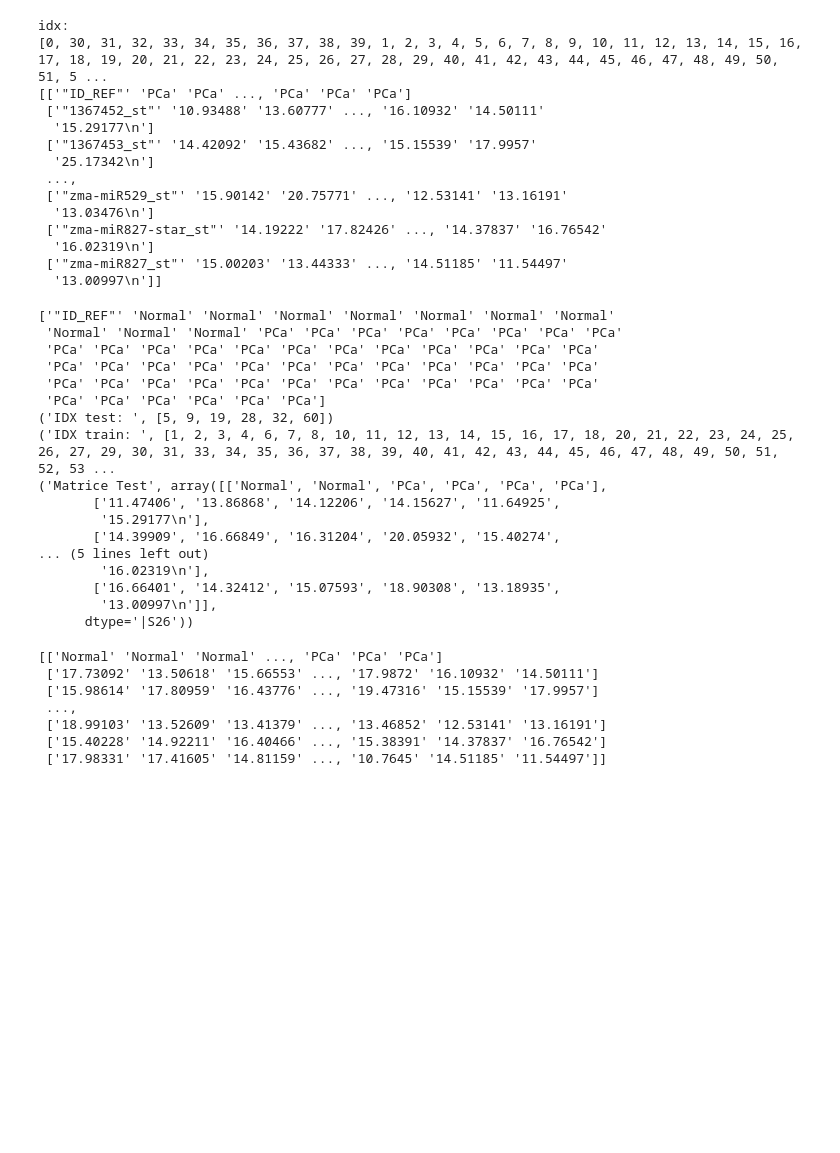
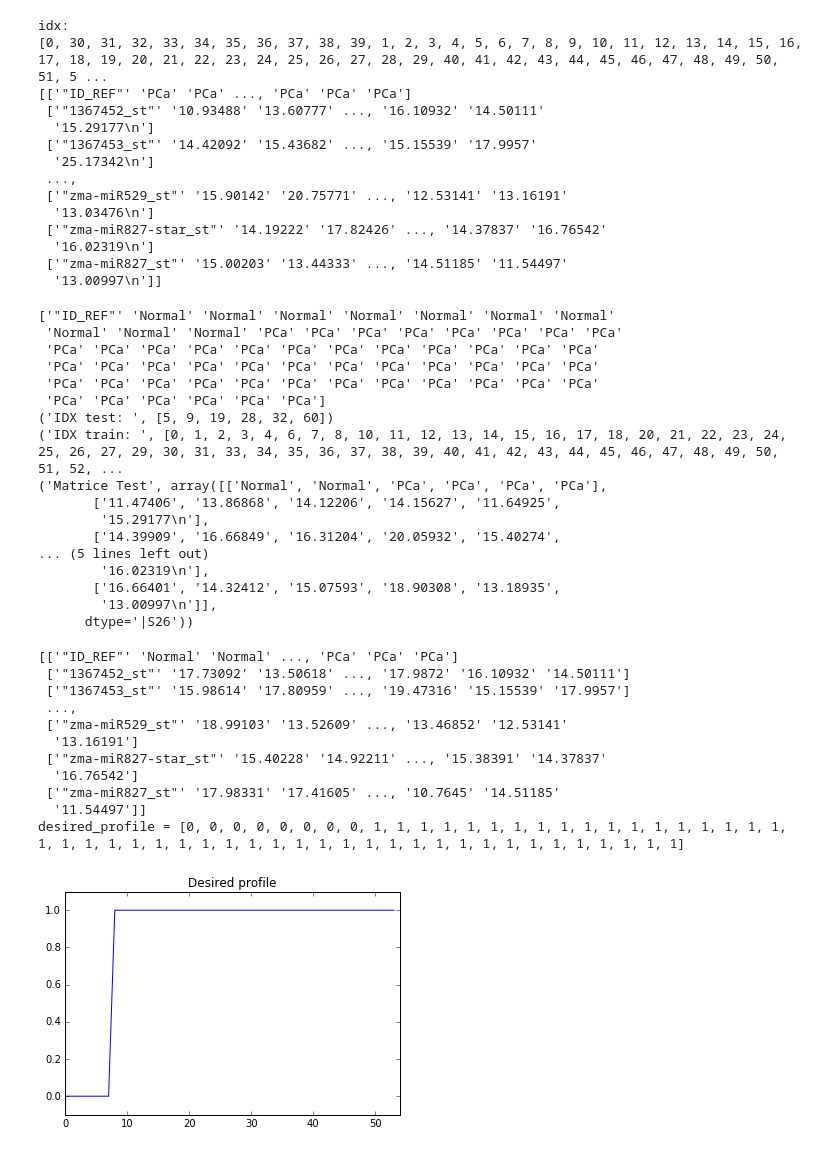
Before and after one commit to ThibaultSchowing/BBCProjet, a Jupyter notebook: code/projetBBC.ipynb, the cells around one changed output. Cells and saved outputs as stored; diff of their text form; code cells hidden in the pictures; blank space fills up the shorter version.

```diff
--- a/code/projetBBC.ipynb
+++ b/code/projetBBC.ipynb
@@ -102,7 +105,7 @@ print matrice[0,:]
 idx_test = [5,9,19,28,32,60]
 idx_train = range(0,len(matrice[0]))
 [idx_train.remove(i) for i in idx_test]
-idx_train.remove(0)
+#idx_train.remove(0)
 
 print("IDX test: ", idx_test)
 print("IDX train: ", idx_train)
@@ -120,7 +123,7 @@ print("Matrice Test", matrice[:, idx_test])
  'PCa' 'PCa' 'PCa' 'PCa' 'PCa' 'PCa' 'PCa' 'PCa' 'PCa' 'PCa' 'PCa' 'PCa'
  'PCa' 'PCa' 'PCa' 'PCa' 'PCa' 'PCa']
 ('IDX test: ', [5, 9, 19, 28, 32, 60])
-('IDX train: ', [1, 2, 3, 4, 6, 7, 8, 10, 11, 12, 13, 14, 15, 16, 17, 18, 20, 21, 22, 23, 24, 25, 26, 27, 29, 30, 31, 33, 34, 35, 36, 37, 38, 39, 40, 41, 42, 43, 44, 45, 46, 47, 48, 49, 50, 51, 52, 53 ...
+('IDX train: ', [0, 1, 2, 3, 4, 6, 7, 8, 10, 11, 12, 13, 14, 15, 16, 17, 18, 20, 21, 22, 23, 24, 25, 26, 27, 29, 30, 31, 33, 34, 35, 36, 37, 38, 39, 40, 41, 42, 43, 44, 45, 46, 47, 48, 49, 50, 51, 52, ...
 ('Matrice Test', array([['Normal', 'Normal', 'PCa', 'PCa', 'PCa', 'PCa'],
        ['11.47406', '13.86868', '14.12206', '14.15627', '11.64925',
         '15.29177\n'],
@@ -130,16 +133,33 @@ print("Matrice Test", matrice[:, idx_test])
        ['16.66401', '14.32412', '15.07593', '18.90308', '13.18935',
         '13.00997\n']],
       dtype='|S26'))
-# %%
-# On va mettre les datas dans l'ordre
-
-#print(list(matrice[0,1:]))
-print(data)
-# %% [output]
-[['Normal' 'Normal' 'Normal' ..., 'PCa' 'PCa' 'PCa']
- ['17.73092' '13.50618' '15.66553' ..., '17.9872' '16.10932' '14.50111']
- ['15.98614' '17.80959' '16.43776' ..., '19.47316' '15.15539' '17.9957']
- ...,
- ['18.99103' '13.52609' '13.41379' ..., '13.46852' '12.53141' '13.16191']
- ['15.40228' '14.92211' '16.40466' ..., '15.38391' '14.37837' '16.76542']
- ['17.98331' '17.41605' '14.81159' ..., '10.7645' '14.51185' '11.54497']]
+# %%
+
+print(data)
+
+desired_profile = [1 if s =='PCa' else 0 for s in data[0,1:]]
+print('desired_profile = '+str(desired_profile))
+
+
+# Représentation graphique de Desired Profile:
+
+fig = plt.figure()
+
+plt.plot(desired_profile)
+plt.ylim([-0.1,1.1])
+plt.xlim([0,len(desired_profile)])
+plt.title('Desired profile')
+plt.show()
+# %% [output]
+[['"ID_REF"' 'Normal' 'Normal' ..., 'PCa' 'PCa' 'PCa']
+ ['"1367452_st"' '17.73092' '13.50618' ..., '17.9872' '16.10932' '14.50111']
+ ['"1367453_st"' '15.98614' '17.80959' ..., '19.47316' '15.15539' '17.9957']
+ ...,
+ ['"zma-miR529_st"' '18.99103' '13.52609' ..., '13.46852' '12.53141'
+  '13.16191']
+ ['"zma-miR827-star_st"' '15.40228' '14.92211' ..., '15.38391' '14.37837'
+  '16.76542']
+ ['"zma-miR827_st"' '17.98331' '17.41605' ..., '10.7645' '14.51185'
+  '11.54497']]
+desired_profile = [0, 0, 0, 0, 0, 0, 0, 0, 1, 1, 1, 1, 1, 1, 1, 1, 1, 1, 1, 1, 1, 1, 1, 1, 1, 1, 1, 1, 1, 1, 1, 1, 1, 1, 1, 1, 1, 1, 1, 1, 1, 1, 1, 1, 1, 1, 1, 1, 1, 1, 1, 1, 1, 1]
+[figure, added]
```
Also changed, not shown: parts of 14 cells of this notebook, 1 other file.
